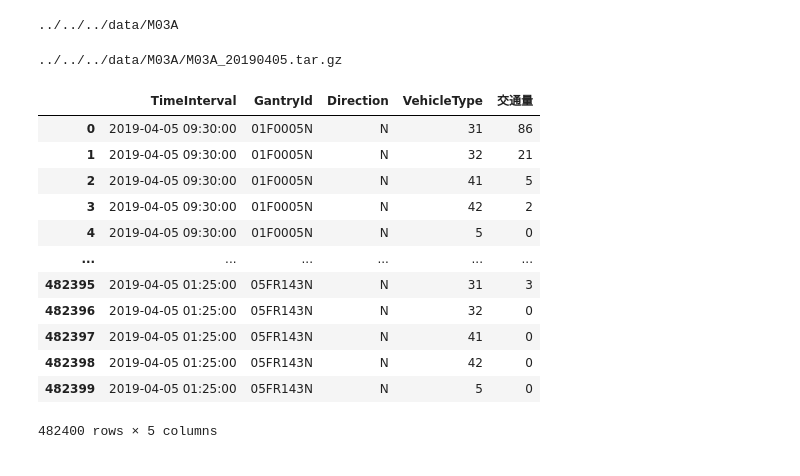
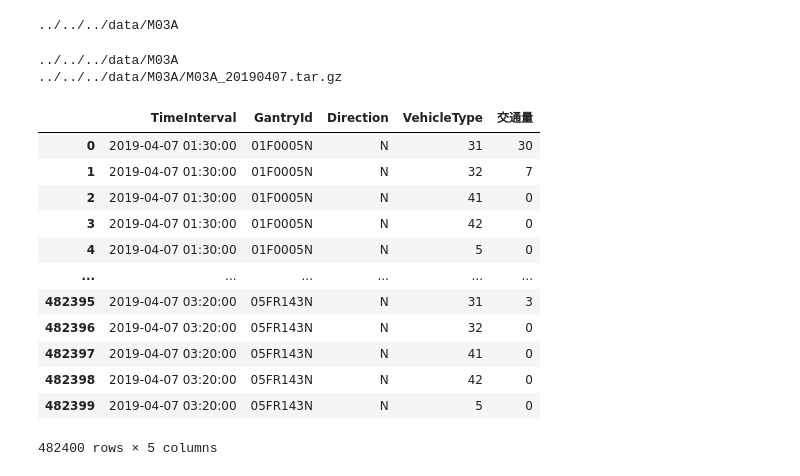
Before and after one commit to alstonchen0109/2020ETC_comp, a Jupyter notebook: source/crawler/TDCS/TDCS_ByDayDL2Mongo.ipynb, the cells around one changed output. Drawn from its saved outputs; the diff is of its cells as text; code cells hidden in the pictures.

```diff
--- a/source/crawler/TDCS/TDCS_ByDayDL2Mongo.ipynb
+++ b/source/crawler/TDCS/TDCS_ByDayDL2Mongo.ipynb
@@ -76,22 +76,24 @@ def insertMongo(trType, day, baseDir):
 
     result.columns = colNames[trType]
     result.TimeInterval=result.TimeInterval.apply(lambda dt:datetime.datetime.strptime(dt, "%Y-%m-%d %H:%M"))
-
+    dataframe2Mongo(result,trType)
     return result
-# %%
-insertMongo('M03A','20190405',baseDir)
-# %% [output]
-../../../data/M03A/M03A_20190405.tar.gz
-|  | TimeInterval | GantryId | Direction | VehicleType | 交通量 |
-| 0 | 2019-04-05 09:30:00 | 01F0005N | N | 31 | 86 |
-| 1 | 2019-04-05 09:30:00 | 01F0005N | N | 32 | 21 |
-| 2 | 2019-04-05 09:30:00 | 01F0005N | N | 41 | 5 |
-| 3 | 2019-04-05 09:30:00 | 01F0005N | N | 42 | 2 |
-| 4 | 2019-04-05 09:30:00 | 01F0005N | N | 5 | 0 |
-| ... | ... | ... | ... | ... | ... |
-| 482395 | 2019-04-05 01:25:00 | 05FR143N | N | 31 | 3 |
-| 482396 | 2019-04-05 01:25:00 | 05FR143N | N | 32 | 0 |
-| 482397 | 2019-04-05 01:25:00 | 05FR143N | N | 41 | 0 |
-| 482398 | 2019-04-05 01:25:00 | 05FR143N | N | 42 | 0 |
-| 482399 | 2019-04-05 01:25:00 | 05FR143N | N | 5 | 0 |
-482400 rows × 5 columns
+# %%
+downloadTDCSbyDay('M03A','20190407',baseDir) #20190404-07
+insertMongo('M03A','20190407',baseDir)
+# %% [output]
+../../../data/M03A
+../../../data/M03A/M03A_20190407.tar.gz
+|  | TimeInterval | GantryId | Direction | VehicleType | 交通量 |
+| 0 | 2019-04-07 01:30:00 | 01F0005N | N | 31 | 30 |
+| 1 | 2019-04-07 01:30:00 | 01F0005N | N | 32 | 7 |
+| 2 | 2019-04-07 01:30:00 | 01F0005N | N | 41 | 0 |
+| 3 | 2019-04-07 01:30:00 | 01F0005N | N | 42 | 0 |
+| 4 | 2019-04-07 01:30:00 | 01F0005N | N | 5 | 0 |
+| ... | ... | ... | ... | ... | ... |
+| 482395 | 2019-04-07 03:20:00 | 05FR143N | N | 31 | 3 |
+| 482396 | 2019-04-07 03:20:00 | 05FR143N | N | 32 | 0 |
+| 482397 | 2019-04-07 03:20:00 | 05FR143N | N | 41 | 0 |
+| 482398 | 2019-04-07 03:20:00 | 05FR143N | N | 42 | 0 |
+| 482399 | 2019-04-07 03:20:00 | 05FR143N | N | 5 | 0 |
+482400 rows × 5 columns
```
Also changed, not shown: 2 other files.
